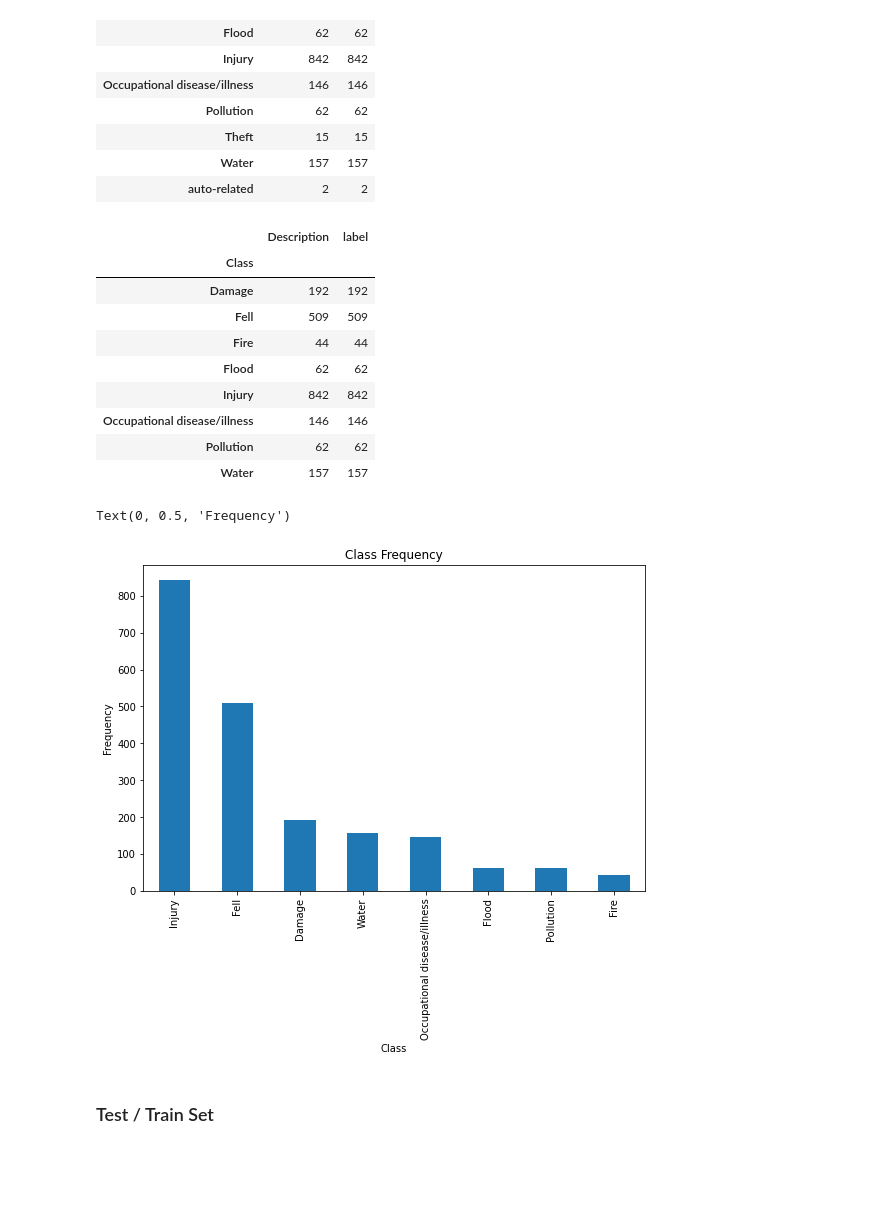
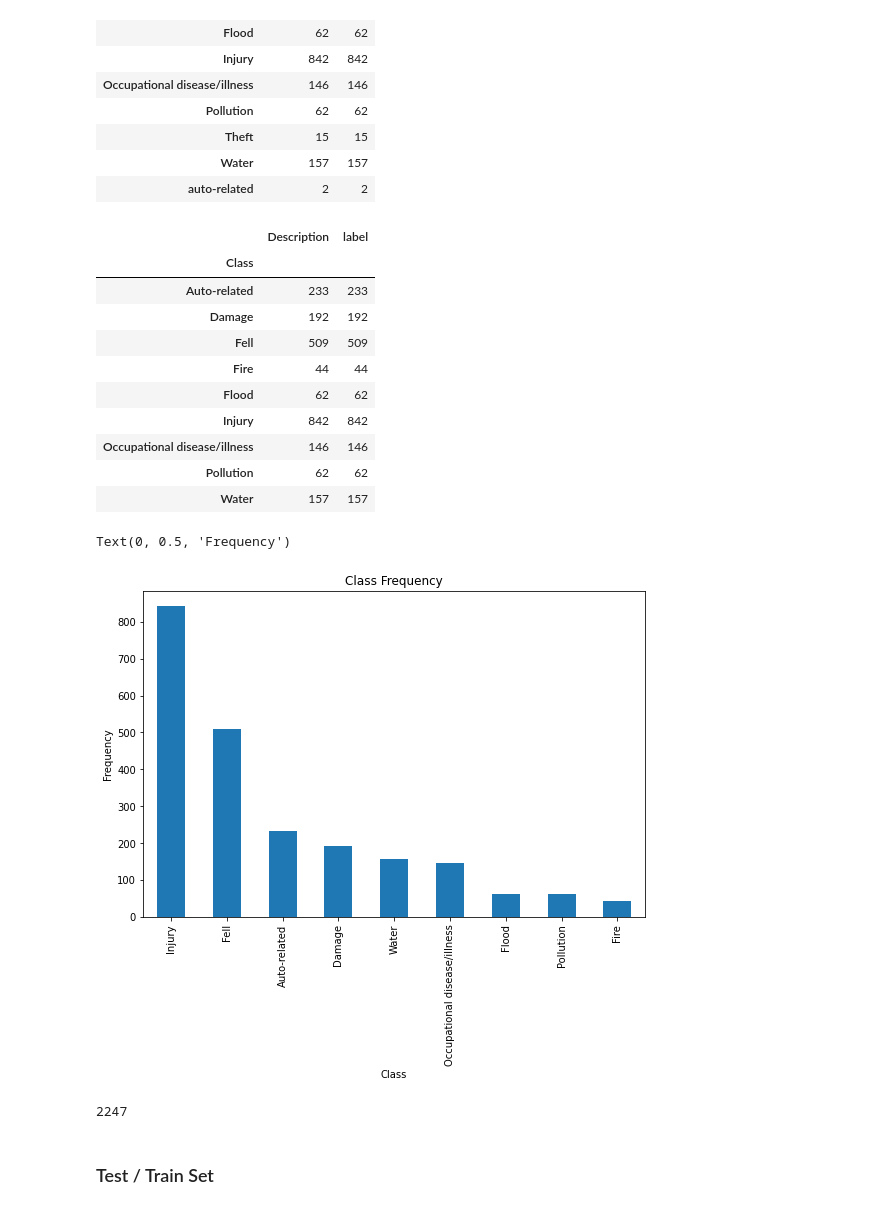
Before and after one commit to az2611/Berkeley_Capstone, a Jupyter notebook: Berkeley_Capstone.ipynb, the cells around one changed output. Saved outputs shown, nothing was run; the diff lists cells and outputs as text; code cells hidden in the pictures; blank space fills up the shorter version.

```diff
--- a/Berkeley_Capstone.ipynb
+++ b/Berkeley_Capstone.ipynb
@@ -121,12 +124,13 @@ df.groupby(['Class']).count()
 | auto-related | 2 | 2 |
 # %%
 #Remove low classes
-df = df[~df['Class'].isin(['Auto-related','auto-related','Theft'])]
+df = df[~df['Class'].isin(['auto-related','Theft'])]
 # %%
 df.groupby(['Class']).count()
 # %% [output]
 |  | Description | label |
 | Class |  |  |
+| Auto-related | 233 | 233 |
 | Damage | 192 | 192 |
 | Fell | 509 | 509 |
 | Fire | 44 | 44 |
@@ -136,14 +140,16 @@ df.groupby(['Class']).count()
 | Pollution | 62 | 62 |
 | Water | 157 | 157 |
 # %%
-ax = df['Class'].value_counts().plot(kind='bar',
-                                              figsize=(9,6),
-                                              title="Class Frequency")
+ax = df['Class'].value_counts().plot(kind='bar',figsize=(9,6),title="Class Frequency")
 ax.set_xlabel("Class")
 ax.set_ylabel("Frequency")
 # %% [output]
 Text(0, 0.5, 'Frequency')
-[figure, old version]
+[figure, new version]
+# %%
+len(df)
+# %% [output]
+2247
 # %% [markdown]
 ### Test / Train Set
 # %%
```
Also changed, not shown: parts of 10 cells of this notebook.
